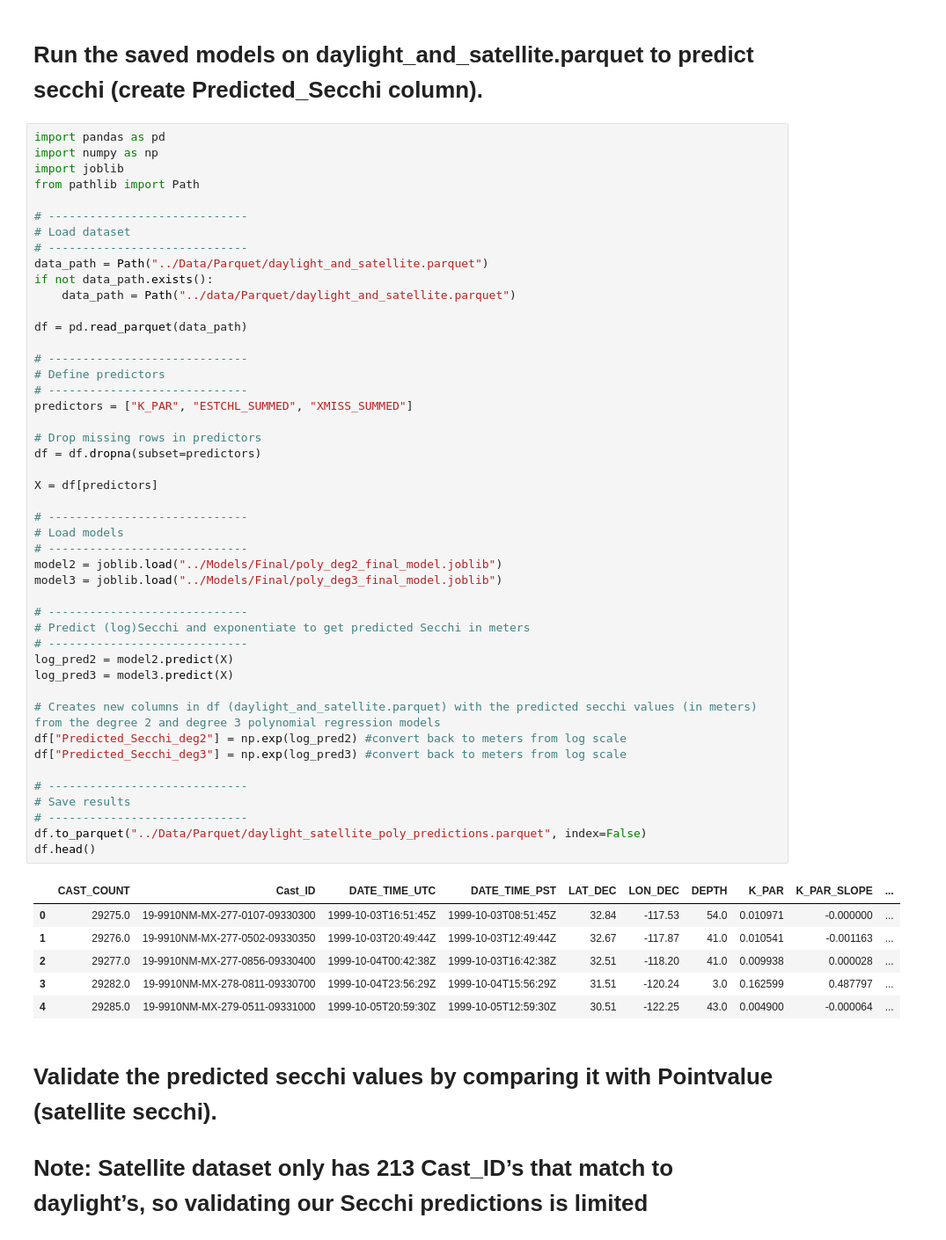
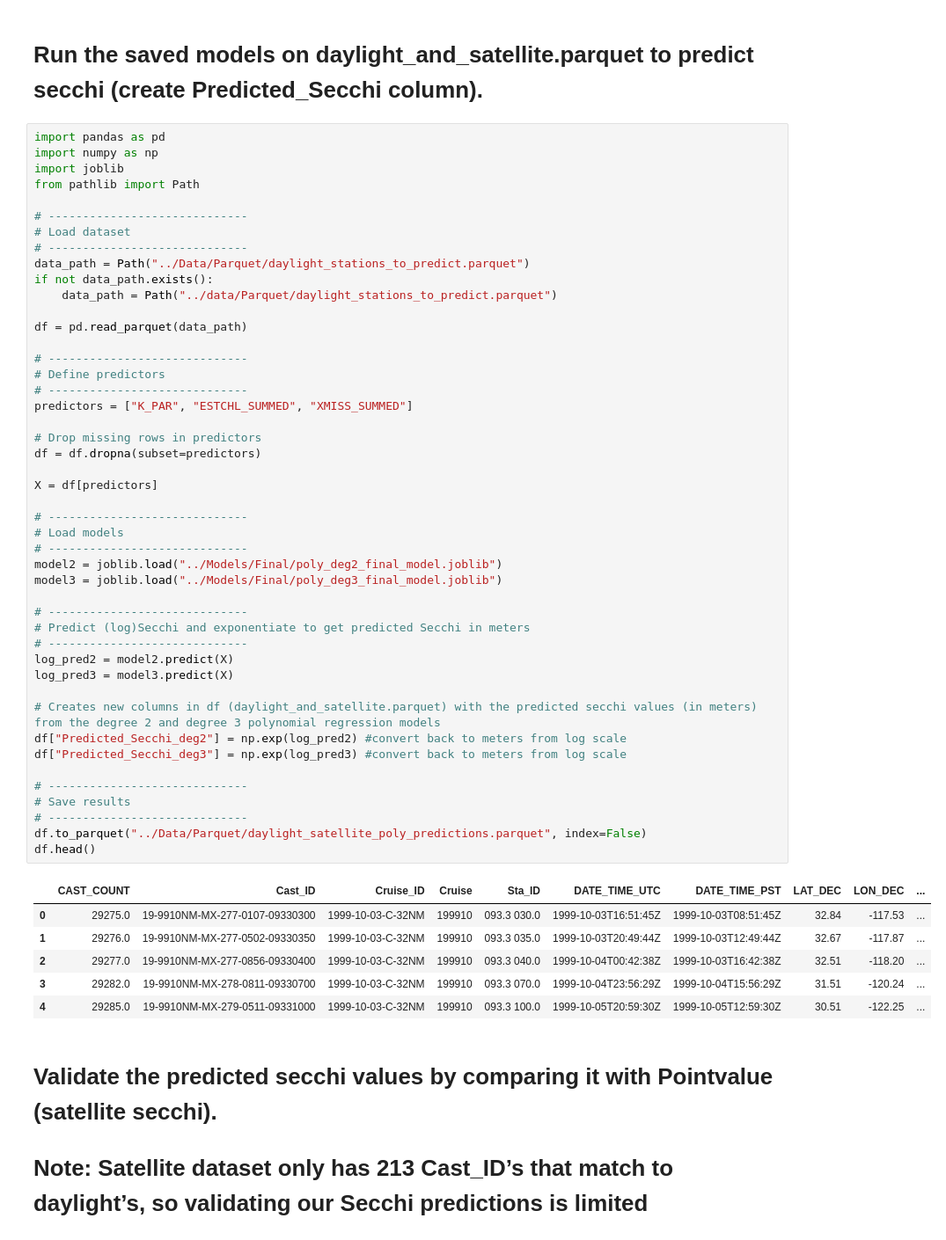
Before and after one commit to LucasC212/Scripps-Light-Attenuation-Capstone-Project, a Jupyter notebook: scripts/Polynomial_regression_daylight.ipynb, the cells around one changed output. Shown at 88% size. Saved outputs shown, nothing was run; the diff lists cells and outputs as text.

Commit message:
rerun polynomial prediction on updated daylight stations data

```diff
--- a/scripts/Polynomial_regression_daylight.ipynb
+++ b/scripts/Polynomial_regression_daylight.ipynb
@@ -92,9 +92,9 @@ from pathlib import Path
 # -----------------------------
 # Load dataset
 # -----------------------------
-data_path = Path("../Data/Parquet/daylight_and_satellite.parquet")
+data_path = Path("../Data/Parquet/daylight_stations_to_predict.parquet")
 if not data_path.exists():
-    data_path = Path("../data/Parquet/daylight_and_satellite.parquet")
+    data_path = Path("../data/Parquet/daylight_stations_to_predict.parquet")
 
 df = pd.read_parquet(data_path)
 
@@ -103,39 +103,39 @@ df = pd.read_parquet(data_path)
 # -----------------------------
 predictors = ["K_PAR", "ESTCHL_SUMMED", "XMISS_SUMMED"]
 
 # Drop missing rows in predictors
 df = df.dropna(subset=predictors)
 
 X = df[predictors]
 
 # -----------------------------
 # Load models
 # -----------------------------
 model2 = joblib.load("../Models/Final/poly_deg2_final_model.joblib")
 model3 = joblib.load("../Models/Final/poly_deg3_final_model.joblib")
 
 # -----------------------------
 # Predict (log)Secchi and exponentiate to get predicted Secchi in meters
 # -----------------------------
 log_pred2 = model2.predict(X)
 log_pred3 = model3.predict(X)
 
 # Creates new columns in df (daylight_and_satellite.parquet) with the predicted secchi values (in meters) from the degree 2 and degree 3 polynomial regression models
 df["Predicted_Secchi_deg2"] = np.exp(log_pred2) #convert back to meters from log scale
 df["Predicted_Secchi_deg3"] = np.exp(log_pred3) #convert back to meters from log scale
 
 # -----------------------------
 # Save results
 # -----------------------------
 df.to_parquet("../Data/Parquet/daylight_satellite_poly_predictions.parquet", index=False)
 df.head()
 # %% [output]
-|  | CAST_COUNT | Cast_ID | DATE_TIME_UTC | DATE_TIME_PST | LAT_DEC | LON_DEC | DEPTH | K_PAR | K_PAR_SLOPE | ... |
-| 0 | 29275.0 | 19-9910NM-MX-277-0107-09330300 | 1999-10-03T16:51:45Z | 1999-10-03T08:51:45Z | 32.84 | -117.53 | 54.0 | 0.010971 | -0.000000 | ... |
-| 1 | 29276.0 | 19-9910NM-MX-277-0502-09330350 | 1999-10-03T20:49:44Z | 1999-10-03T12:49:44Z | 32.67 | -117.87 | 41.0 | 0.010541 | -0.001163 | ... |
-| 2 | 29277.0 | 19-9910NM-MX-277-0856-09330400 | 1999-10-04T00:42:38Z | 1999-10-03T16:42:38Z | 32.51 | -118.20 | 41.0 | 0.009938 | 0.000028 | ... |
-| 3 | 29282.0 | 19-9910NM-MX-278-0811-09330700 | 1999-10-04T23:56:29Z | 1999-10-04T15:56:29Z | 31.51 | -120.24 | 3.0 | 0.162599 | 0.487797 | ... |
-| 4 | 29285.0 | 19-9910NM-MX-279-0511-09331000 | 1999-10-05T20:59:30Z | 1999-10-05T12:59:30Z | 30.51 | -122.25 | 43.0 | 0.004900 | -0.000064 | ... |
+|  | CAST_COUNT | Cast_ID | Cruise_ID | Cruise | Sta_ID | DATE_TIME_UTC | DATE_TIME_PST | LAT_DEC | LON_DEC | ... |
+| 0 | 29275.0 | 19-9910NM-MX-277-0107-09330300 | 1999-10-03-C-32NM | 199910 | 093.3 030.0 | 1999-10-03T16:51:45Z | 1999-10-03T08:51:45Z | 32.84 | -117.53 | ... |
+| 1 | 29276.0 | 19-9910NM-MX-277-0502-09330350 | 1999-10-03-C-32NM | 199910 | 093.3 035.0 | 1999-10-03T20:49:44Z | 1999-10-03T12:49:44Z | 32.67 | -117.87 | ... |
+| 2 | 29277.0 | 19-9910NM-MX-277-0856-09330400 | 1999-10-03-C-32NM | 199910 | 093.3 040.0 | 1999-10-04T00:42:38Z | 1999-10-03T16:42:38Z | 32.51 | -118.20 | ... |
+| 3 | 29282.0 | 19-9910NM-MX-278-0811-09330700 | 1999-10-03-C-32NM | 199910 | 093.3 070.0 | 1999-10-04T23:56:29Z | 1999-10-04T15:56:29Z | 31.51 | -120.24 | ... |
+| 4 | 29285.0 | 19-9910NM-MX-279-0511-09331000 | 1999-10-03-C-32NM | 199910 | 093.3 100.0 | 1999-10-05T20:59:30Z | 1999-10-05T12:59:30Z | 30.51 | -122.25 | ... |
 # %% [markdown]
 # Validate the predicted secchi values by comparing it with Pointvalue (satellite secchi).
 
```
Also changed, not shown: 1 other file.
